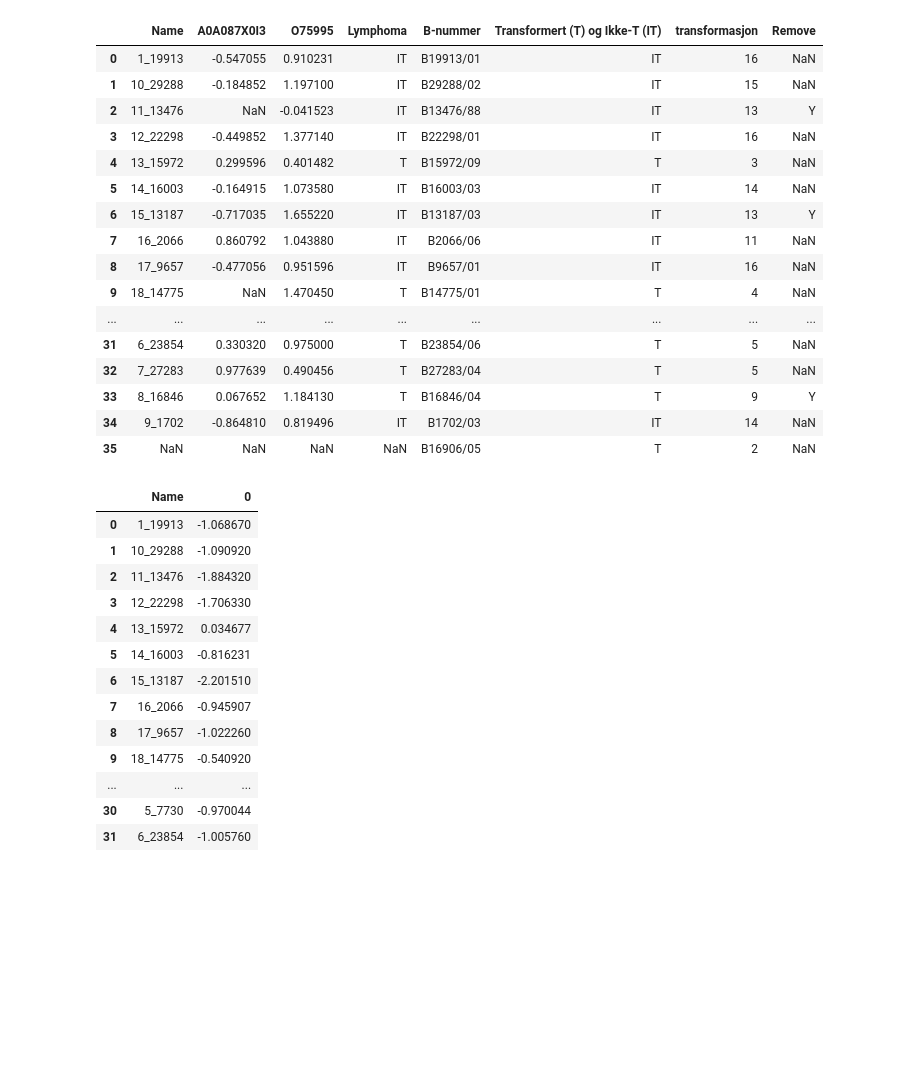
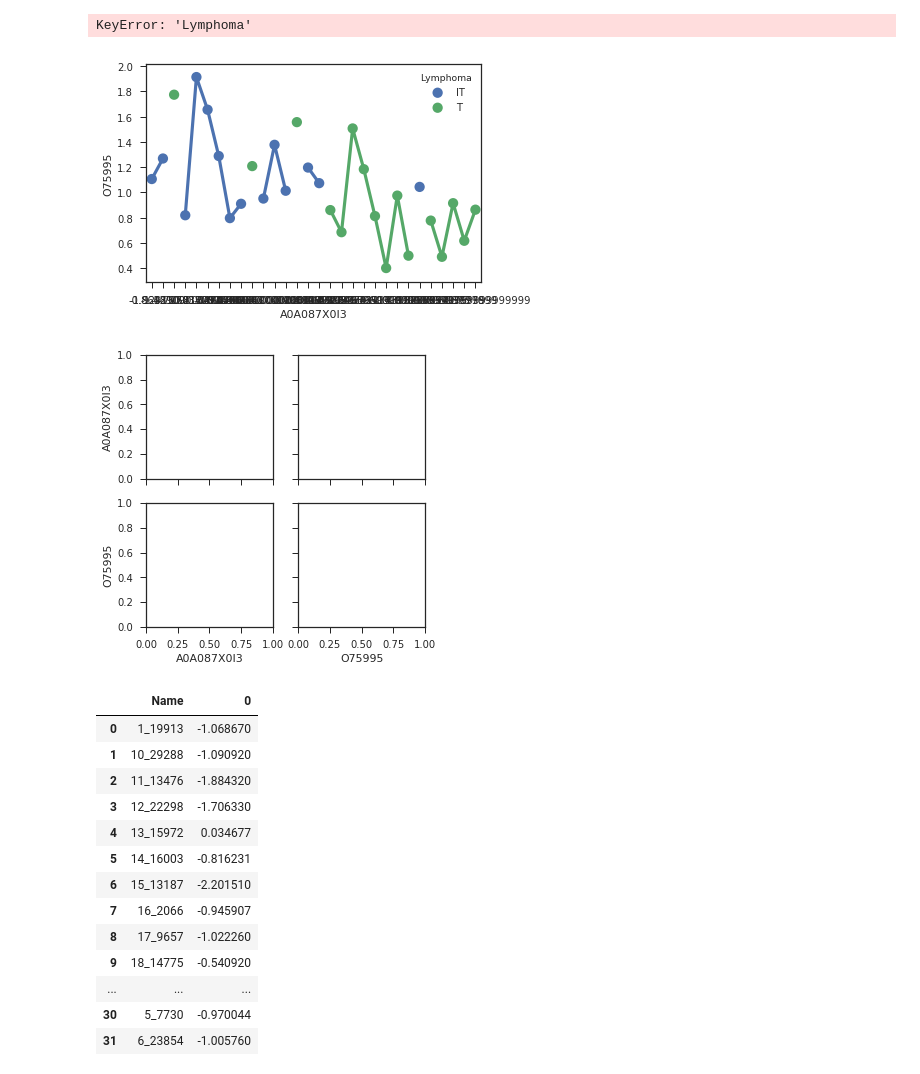
Before and after one commit to animesh/notebooks, a Jupyter notebook: lymphomaTF.ipynb, the cells around one changed output. Drawn from its saved outputs; the diff is of its cells as text; code cells hidden in the pictures; blank space fills up the shorter version.

```diff
--- a/lymphomaTF.ipynb
+++ b/lymphomaTF.ipynb
@@ -45,14 +75,0 @@ protid.to_csv('../../promec/Animesh/Lymphoma/LarsSelFtrDF.csv', header=True, ind
-# %%
-sb = pandas.read_table('../../promec/Animesh/Lymphoma/HenrikList.txt')
-nm = pandas.read_table('../../promec/Animesh/Lymphoma/HenrikFtrSel.txt')
-sb[sb.Remove!="Y"].count()
-df = pandas.read_table('../../promec/Animesh/Lymphoma/Copy of SuperSILACpTtestLars DoesNotWantButtStillWantsremoved.txt')
-prot=df[df['T: Uniprot'].isin(nm.attribute)].iloc[:,:35].transpose()
-prot.index.name = 'Name'
-prot.columns=nm.attribute
-prot.hist()
-prot.index.name = 'Name'
-prot.reset_index(inplace=True)
-#protid=pandas.merge(prot,sb,on='Name',how='outer')
-protid#.hist()
-#sb
@@ -78,34 +106,19 @@ protid#.hist()
 # %%
-#import seaborn
 import seaborn as sb; sb.set(style="ticks", color_codes=True)
-#sb.pointplot('Q96K76','Q96K76',hue='Lymphoma',data=protid)
-#seaborn.pointplot(100,100,hue='Lymphoma',data=protid)
-#gp = sb.pairplot(protid.fillna(0)[protn],hue="Lymphoma")
+sb.pointplot('A0A087X0I3','O75995',hue='Lymphoma',data=protid)
+protn=['A0A087X0I3','O75995']
+gp = sb.pairplot(protid.fillna(0)[protn],hue="Lymphoma")
 #protid = protid.drop('Subject', 1)
 #protid = protid.drop('Suff', 1)
 #protid = protid.drop('Prefix', 1)
 #gp = sb.pairplot(protid.fillna(0),hue="Lymphoma")
-protid
+#protid
 #protid[protn]
 #protid.fillna(0)
 # %% [output]
-|  | Name | A0A087X0I3 | O75995 | Lymphoma | B-nummer | Transformert (T) og Ikke-T (IT) | transformasjon | Remove |
-| 0 | 1_19913 | -0.547055 | 0.910231 | IT | B19913/01 | IT | 16 | NaN |
-| 1 | 10_29288 | -0.184852 | 1.197100 | IT | B29288/02 | IT | 15 | NaN |
-| 2 | 11_13476 | NaN | -0.041523 | IT | B13476/88 | IT | 13 | Y |
-| 3 | 12_22298 | -0.449852 | 1.377140 | IT | B22298/01 | IT | 16 | NaN |
-| 4 | 13_15972 | 0.299596 | 0.401482 | T | B15972/09 | T | 3 | NaN |
-| 5 | 14_16003 | -0.164915 | 1.073580 | IT | B16003/03 | IT | 14 | NaN |
-| 6 | 15_13187 | -0.717035 | 1.655220 | IT | B13187/03 | IT | 13 | Y |
-| 7 | 16_2066 | 0.860792 | 1.043880 | IT | B2066/06 | IT | 11 | NaN |
-| 8 | 17_9657 | -0.477056 | 0.951596 | IT | B9657/01 | IT | 16 | NaN |
-| 9 | 18_14775 | NaN | 1.470450 | T | B14775/01 | T | 4 | NaN |
-| ... | ... | ... | ... | ... | ... | ... | ... | ... |
-| 31 | 6_23854 | 0.330320 | 0.975000 | T | B23854/06 | T | 5 | NaN |
-| 32 | 7_27283 | 0.977639 | 0.490456 | T | B27283/04 | T | 5 | NaN |
-| 33 | 8_16846 | 0.067652 | 1.184130 | T | B16846/04 | T | 9 | Y |
-| 34 | 9_1702 | -0.864810 | 0.819496 | IT | B1702/03 | IT | 14 | NaN |
-| 35 | NaN | NaN | NaN | NaN | B16906/05 | T | 2 | NaN |
+KeyError: 'Lymphoma'
+[figure, added]
+[figure, added]
 # %%
 from bqplot import pyplot as plt
 plt.plot(prot)
```
Also changed, not shown: parts of 9 cells of this notebook, 3 other files.
